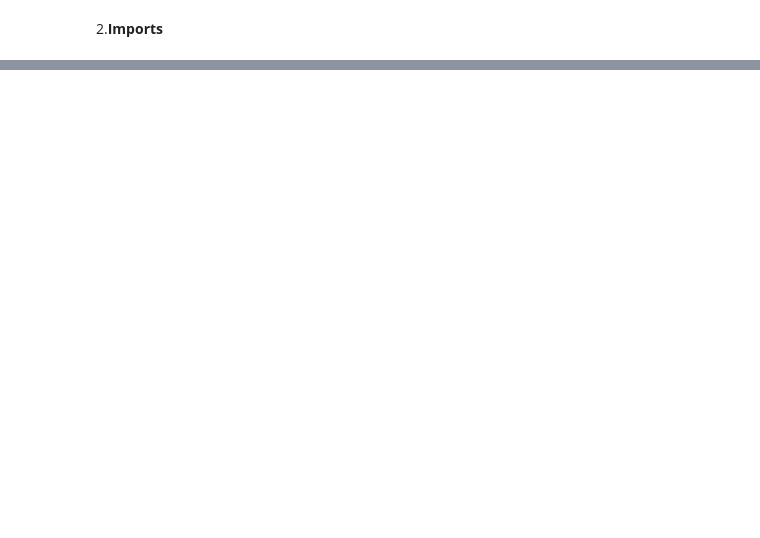
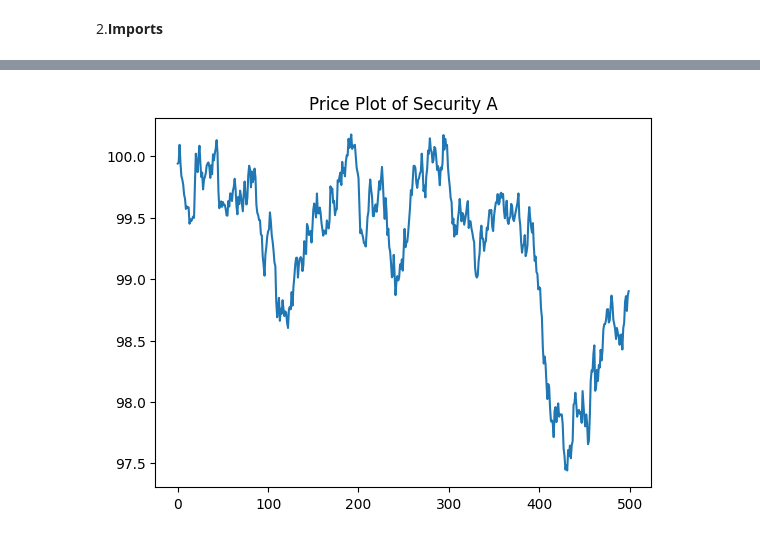
Before and after one commit to charlie-liuu/PairsTrading, a Jupyter notebook: Pairs.ipynb, the cells around one changed output, grey strips where cells are left out. Saved outputs shown, nothing was run; the diff lists cells and outputs as text; code cells hidden in the pictures; blank space fills up the shorter version.

```diff
--- a/Pairs.ipynb
+++ b/Pairs.ipynb
@@ -54,0 +61,8 @@ d
+# %%
+np.random.seed(591)
+samples_a = np.random.normal(0, 0.1, 500) # Generate return for 500 samples (Mu = 0, Sigma = 0.1, Scale = 500)
+#Shift to price range and plot
+SecA = 100 + pd.Series(np.cumsum(samples_a), name='Security A')
+SecA.plot(title= "Price Plot of Security A");
+# %% [output]
+[figure, added]
```
Also changed, not shown: parts of 9 cells of this notebook.
